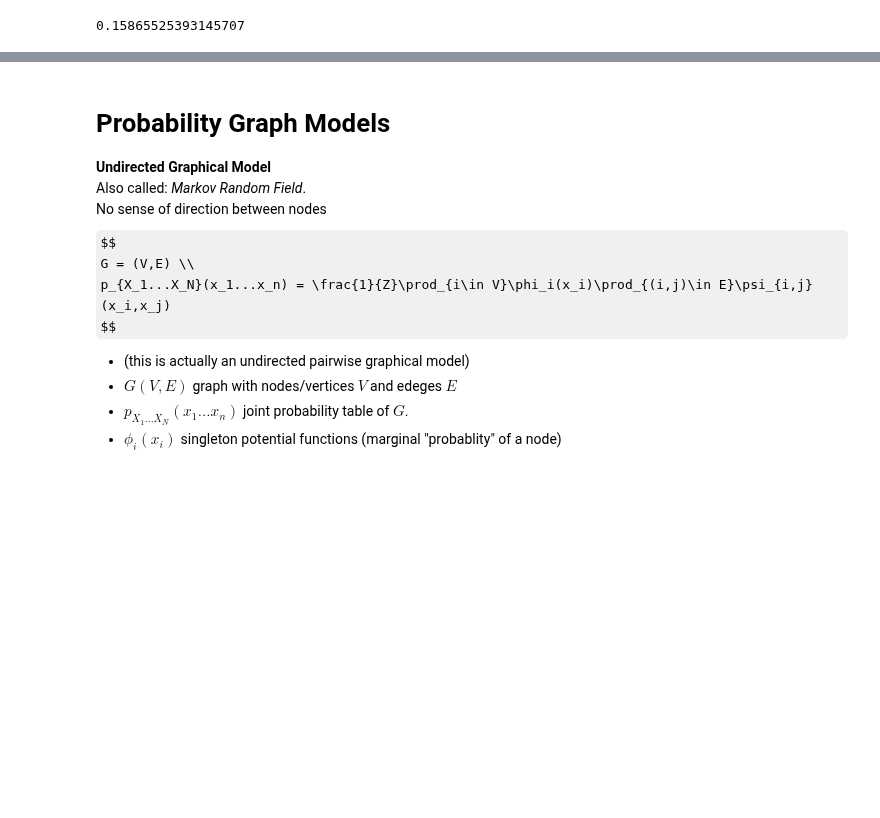
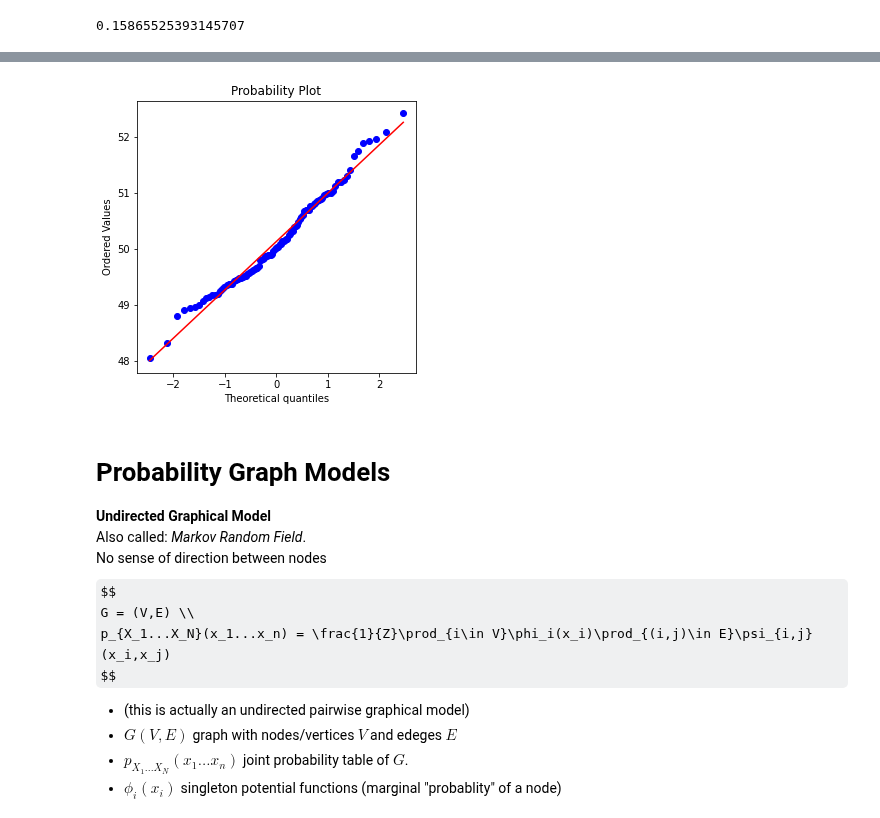
Before and after one commit to elzurdo/cheatsheets, a Jupyter notebook: statistics_python.ipynb, the cells around one changed output, grey strips where cells are left out. Drawn from its saved outputs; the diff is of its cells as text; code cells hidden in the pictures; some formulas as TeX source; blank space fills up the shorter version.

Commit message:
Q-Q plots

```diff
--- a/statistics_python.ipynb
+++ b/statistics_python.ipynb
@@ -1336,3 +1343,17 @@ x = 80
+# %%
+from scipy import stats
+import matplotlib.pyplot as plt
+
+plt.figure(figsize=(5,5))
+nsample = 100
+#x = stats.t.rvs(3, size=nsample) # A t distribution with small degrees of freedom
+#x = stats.t.rvs(25, size=nsample) # A t distribution with larger degrees of freedom
+#x = stats.norm.rvs(loc=[0,5], scale=[1,1.5], size=(nsample//2,2)).ravel() # A mixture of two normal distributions with broadcasting
+x = stats.norm.rvs(loc=50, scale=1, size=nsample) # A standard normal distribution
+
+res = stats.probplot(x, plot=plt)
+# %% [output]
+[figure, added]
 # %% [markdown]
 # Probability Graph Models
 
```
Also changed, not shown: parts of 1 cell of this notebook.
